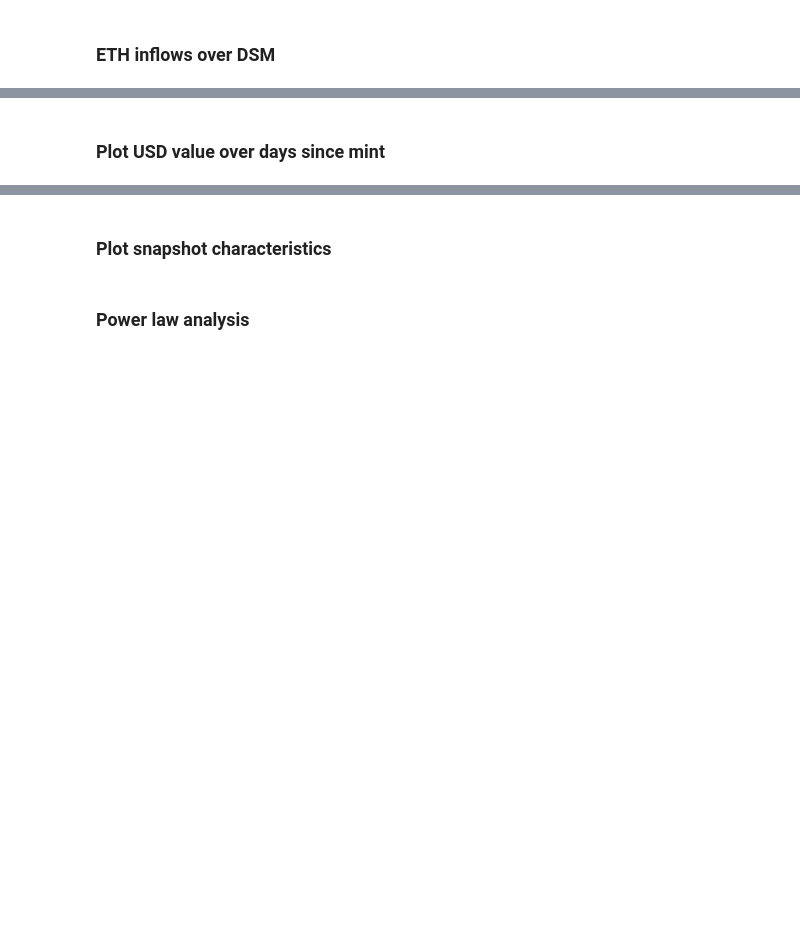
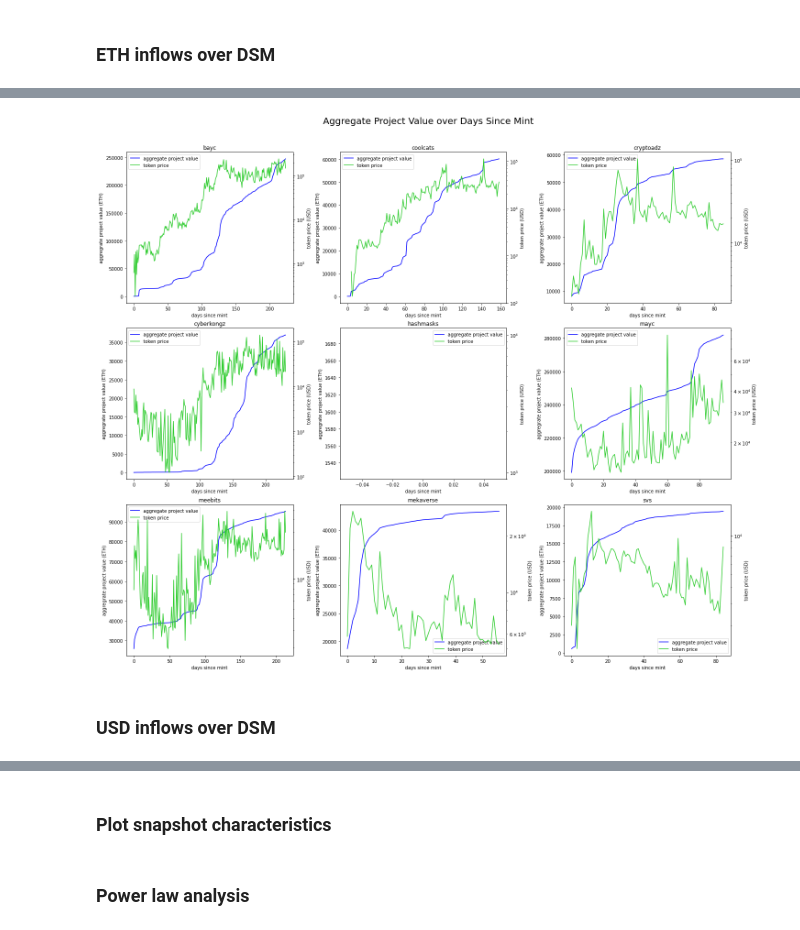
Before and after one commit to blueslurpee/netsci-final-project, a Jupyter notebook: NetSci_Final_EDA.ipynb, the cells around one changed output, grey strips where cells are left out. Saved outputs shown, nothing was run; the diff lists cells and outputs as text; code cells hidden in the pictures; blank space fills up the shorter version.

```diff
--- a/NetSci_Final_EDA.ipynb
+++ b/NetSci_Final_EDA.ipynb
@@ -119,5 +96,49 @@ plot_eth_over_dsm(df_summaries)
+# %%
+def get_aggregate_project_value_series(project):
+    df = df_summaries[project]
+    df_agg = df.groupby('days_since_mint')['eth_value'].sum().reset_index()
+
+    x_series = []
+    y_series = []
+
+    current = 0
+    for i, row in df_agg.iterrows():
+        x_series.append(row['days_since_mint'])
+
+        current += row['eth_value']
+        y_series.append(current)
+
+    return (x_series, y_series)
+# %%
+def plot_aggregate_project_value_over_dsm(dfs):
+    keys = [key for key in dfs.keys()]
+
+    fig, axs = plt.subplots(3, 3, figsize=(20, 16), constrained_layout=True)
+    fig.suptitle('Aggregate Project Value over Days Since Mint', y=1.05, fontsize=20)
+
+    for i, ax in enumerate(axs.flatten()):
+        agg_x, agg_y = get_aggregate_project_value_series(keys[i])
+        price_x, price_y = get_price_performance_series(keys[i])
+
+        ln1 = ax.plot(agg_x, agg_y, color='b', label="aggregate project value")
+        ax.set_title(keys[i])
+        ax.set_xlabel("days since mint")
+        ax.set_ylabel("aggregrate project value (ETH)")
+
+        ax_twin = ax.twinx()
+        ln2 = ax_twin.plot(price_x, price_y, color='limegreen', label="token price")
+        ax_twin.set_yscale("log")
+        ax_twin.set_ylabel("token price (USD)")
+
+        lns = ln1 + ln2
+        labs = [l.get_label() for l in lns]
+        ax.legend(lns, labs, loc='best')
+# %%
+plot_aggregate_project_value_over_dsm(df_summaries)
+# %% [output]
+[figure, added]
 # %% [markdown]
-### Plot USD value over days since mint
+### USD inflows over DSM
 # %%
 def plot_usd_over_dsm(dfs):
     sort = lambda x: x.sort_values(by=['days_since_mint'])
```
Also changed, not shown: parts of 25 cells of this notebook, 5 other files.
